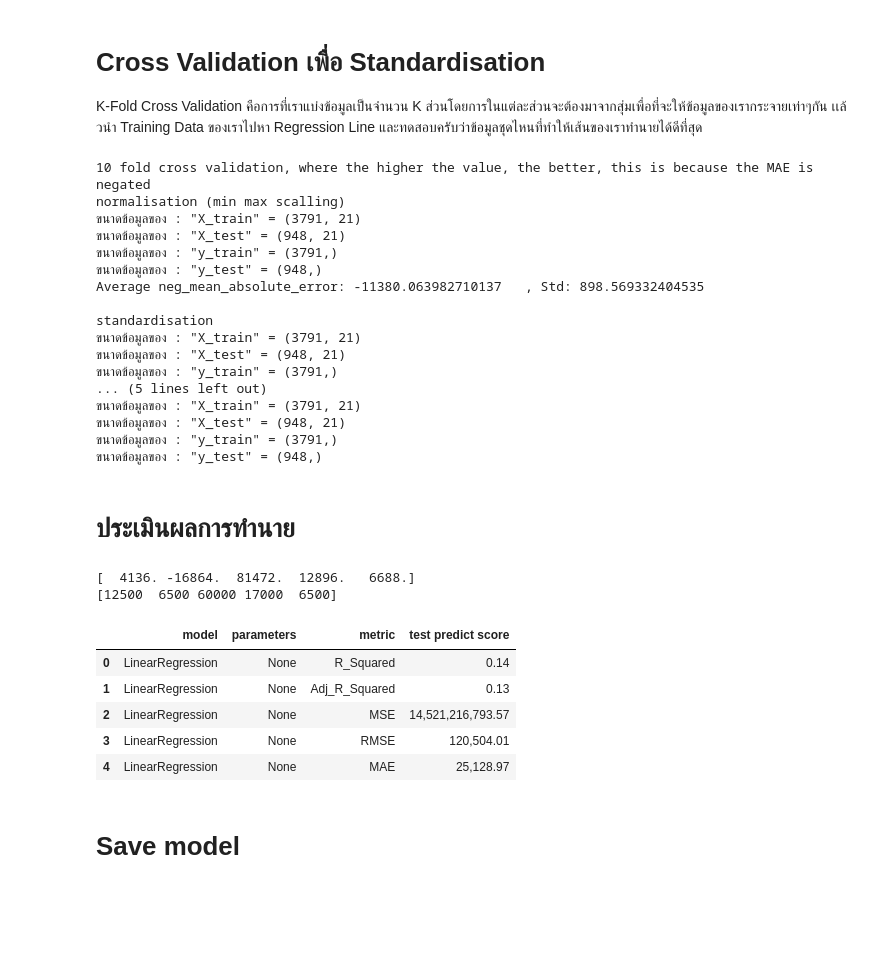
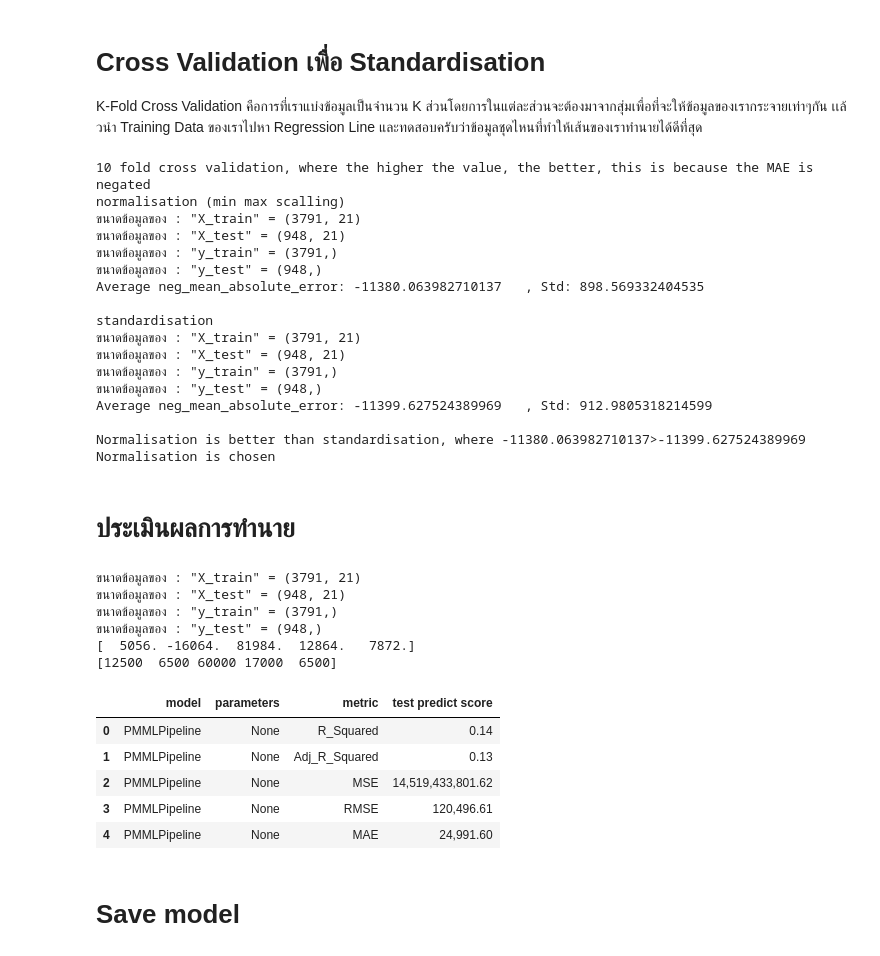
Before and after one commit to MrYellowSock/House-Rent-Prediction-in-India, a Jupyter notebook: HouseRentIndia.ipynb, the cells around one changed output. Cells and saved outputs as stored; diff of their text form; code cells hidden in the pictures; blank space fills up the shorter version.

Commit message:
add scaler to model

```diff
--- a/HouseRentIndia.ipynb
+++ b/HouseRentIndia.ipynb
@@ -570,7 +568,7 @@ def five_cv_prarm_grid(PARAM_DICT, ESTIMATOR,X_train,y_train):
 
 def cross_validation(model, treated_X, y):
     # drop na columns
-    treated_X = treated_X.dropna(axis=1)
+    # treated_X = treated_X.dropna(axis=1)
     # train test split
     X_train, X_test, y_train, y_test = split_data(treated_X, y)
     # cross validation
@@ -584,27 +582,32 @@ def cross_validation(model, treated_X, y):
 K-Fold Cross Validation คือการที่เราแบ่งข้อมูลเป็นจำนวน K ส่วนโดยการในแต่ละส่วนจะต้องมาจากสุ่มเพื่อที่จะให้ข้อมูลของเรากระจายเท่าๆกัน เเล้วนำ Training Data ของเราไปหา Regression Line และทดสอบครับว่าข้อมูลชุดไหนที่ทำให้เส้นของเราทำนายได้ดีที่สุด
 # %%
 model = RandomForestRegressor(random_state=RANDOM_NUMBER)
+
+scaler_minmax = MinMaxScaler()
+scaler_std = StandardScaler()
+scaler_final = None
+
 X_num = X.astype(int)
 print("10 fold cross validation, where the higher the value, the better, this is because the MAE is negated")
 
 # normalisation (min max scalling)
 print("normalisation (min max scalling)")
-normalized_X = (X_num-X_num.min())/(X_num.max()-X_num.min())
+normalized_X = scaler_minmax.fit_transform(X_num)
 norm_score = cross_validation(model, normalized_X, y)
 
 # standardisation
 print("standardisation")
-standardized_X = (X_num-X_num.mean())/X_num.std()
+standardized_X = scaler_std.fit_transform(X_num)
 std_score = cross_validation(model, standardized_X, y)
 
 if norm_score> std_score:
     print(f"Normalisation is better than standardisation, where {norm_score}>{std_score}")
     print("Normalisation is chosen")
-    X_train, X_test, y_train, y_test = split_data(normalized_X, y)
+    scaler_final = scaler_minmax
 else:
     print(f"Standardisation is better than normalisation, where {std_score}>{norm_score}")
     print("Standardisation is chosen")
-    X_train, X_test, y_train, y_test = split_data(standardized_X, y)
+    scaler_final = scaler_std
 # %% [output]
 10 fold cross validation, where the higher the value, the better, this is because the MAE is negated
 normalisation (min max scalling)
@@ -618,27 +621,39 @@ standardisation
 ขนาดข้อมูลของ : "X_train" = (3791, 21)
 ขนาดข้อมูลของ : "X_test" = (948, 21)
 ขนาดข้อมูลของ : "y_train" = (3791,)
-... (5 lines left out)
-ขนาดข้อมูลของ : "X_train" = (3791, 21)
-ขนาดข้อมูลของ : "X_test" = (948, 21)
-ขนาดข้อมูลของ : "y_train" = (3791,)
 ขนาดข้อมูลของ : "y_test" = (948,)
+Average neg_mean_absolute_error: -11399.627524389969   , Std: 912.9805318214599
+
+Normalisation is better than standardisation, where -11380.063982710137>-11399.627524389969
+Normalisation is chosen
 # %% [markdown]
 # ประเมินผลการทำนาย
 # %%
+X_train, X_test, y_train, y_test = split_data(X_num, y)
+
 model = LinearRegression()
+pipeline = PMMLPipeline([
+    ("scaler", scaler_final),
+    ("regressor", model)
+])
+pipeline.fit(X_train, y_train)
+
 pd.options.display.float_format = '{:,.2f}'.format
-LinearRegression_test = test_predict(model, X_train,X_test,y_train,y_test)
+LinearRegression_test = test_predict(pipeline, X_train,X_test,y_train,y_test)
 LinearRegression_test
 # %% [output]
-[  4136. -16864.  81472.  12896.   6688.]
+ขนาดข้อมูลของ : "X_train" = (3791, 21)
+ขนาดข้อมูลของ : "X_test" = (948, 21)
+ขนาดข้อมูลของ : "y_train" = (3791,)
+ขนาดข้อมูลของ : "y_test" = (948,)
+[  5056. -16064.  81984.  12864.   7872.]
 [12500  6500 60000 17000  6500]
 |  | model | parameters | metric | test predict score |
-| 0 | LinearRegression | None | R_Squared | 0.14 |
-| 1 | LinearRegression | None | Adj_R_Squared | 0.13 |
-| 2 | LinearRegression | None | MSE | 14,521,216,793.57 |
-| 3 | LinearRegression | None | RMSE | 120,504.01 |
-| 4 | LinearRegression | None | MAE | 25,128.97 |
+| 0 | PMMLPipeline | None | R_Squared | 0.14 |
+| 1 | PMMLPipeline | None | Adj_R_Squared | 0.13 |
+| 2 | PMMLPipeline | None | MSE | 14,519,433,801.62 |
+| 3 | PMMLPipeline | None | RMSE | 120,496.61 |
+| 4 | PMMLPipeline | None | MAE | 24,991.60 |
 # %% [markdown]
 # Save model
 # %%
```
Also changed, not shown: parts of 3 cells of this notebook, 1 other file.
